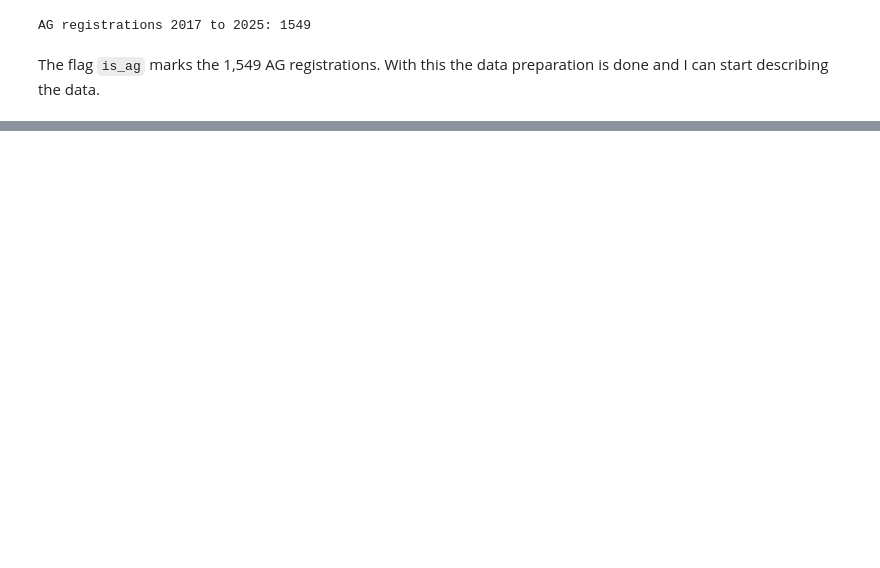
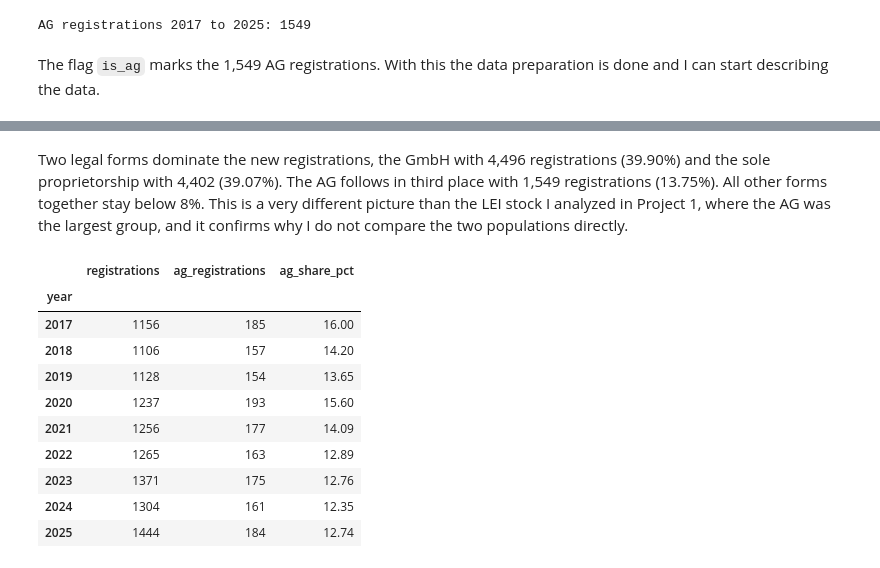
Before and after one commit to mauroreverberi/conduct-a-statistical-analysis-using-python, a Jupyter notebook: analysis.ipynb, the cells around one changed output, grey strips where cells are left out. Saved outputs shown, nothing was run; the diff lists cells and outputs as text; code cells hidden in the pictures; blank space fills up the shorter version.

```diff
--- a/analysis.ipynb
+++ b/analysis.ipynb
@@ -209,0 +293,18 @@ The flag `is_ag` marks the 1,549 AG registrations. With this the data preparatio
+# %% [markdown]
+Two legal forms dominate the new registrations, the GmbH with 4,496 registrations (39.90%) and the sole proprietorship with 4,402 (39.07%). The AG follows in third place with 1,549 registrations (13.75%). All other forms together stay below 8%. This is a very different picture than the LEI stock I analyzed in Project 1, where the AG was the largest group, and it confirms why I do not compare the two populations directly.
+# %%
+ag_per_year = new_regs.groupby("year").agg(registrations=("is_ag", "size"), ag_registrations=("is_ag", "sum"))
+ag_per_year["ag_share_pct"] = (ag_per_year["ag_registrations"] / ag_per_year["registrations"] * 100).round(2)
+ag_per_year
+# %% [output]
+|  | registrations | ag_registrations | ag_share_pct |
+| year |  |  |  |
+| 2017 | 1156 | 185 | 16.00 |
+| 2018 | 1106 | 157 | 14.20 |
+| 2019 | 1128 | 154 | 13.65 |
+| 2020 | 1237 | 193 | 15.60 |
+| 2021 | 1256 | 177 | 14.09 |
+| 2022 | 1265 | 163 | 12.89 |
+| 2023 | 1371 | 175 | 12.76 |
+| 2024 | 1304 | 161 | 12.35 |
+| 2025 | 1444 | 184 | 12.74 |
```
Also changed, not shown: parts of 13 cells of this notebook.
